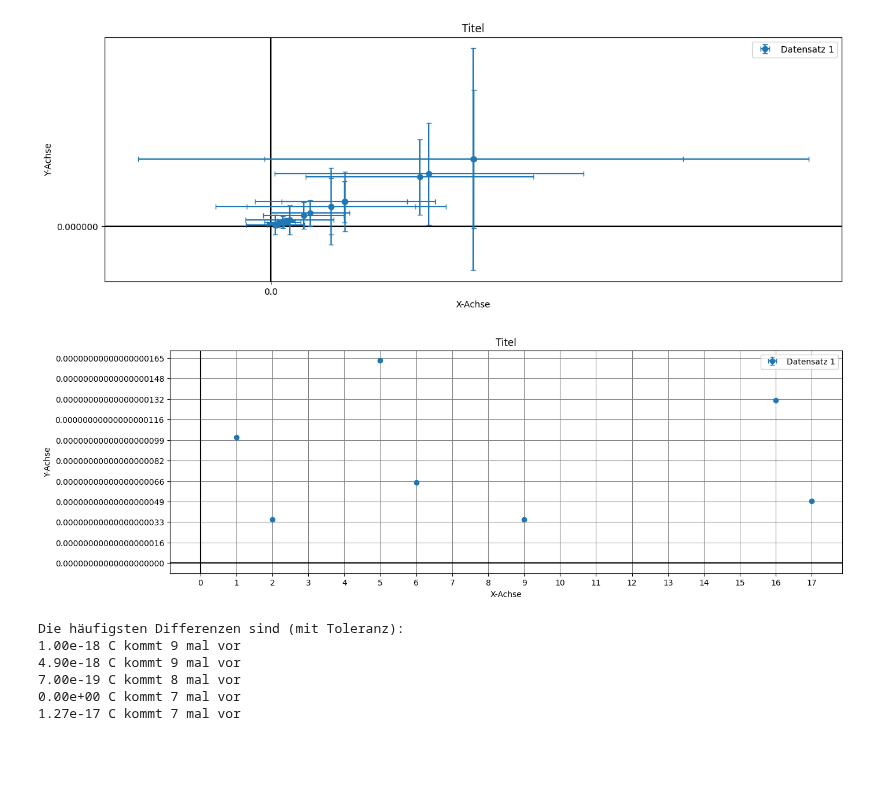
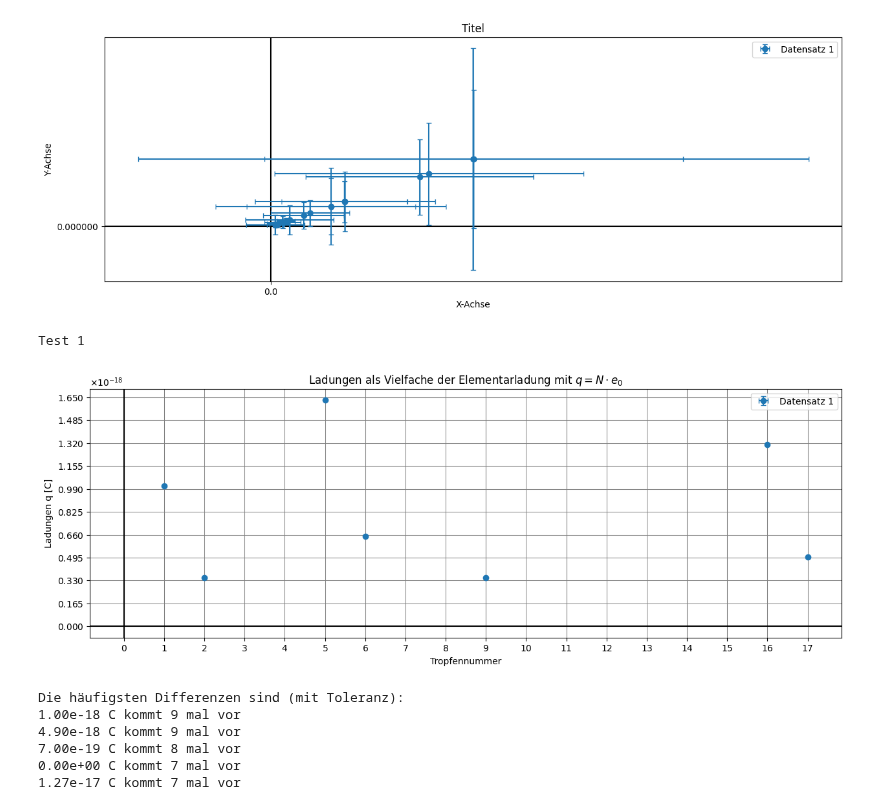
Before and after one commit to Patrixon0/data-analysis-plotting-tool, a Jupyter notebook: P2/Jannis_Dejan/242/242_Mill/242_c_main.ipynb, the cells around one changed output. Drawn from its saved outputs; the diff is of its cells as text; code cells hidden in the pictures; blank space fills up the shorter version.

```diff
--- a/P2/Jannis_Dejan/242/242_Mill/242_c_main.ipynb
+++ b/P2/Jannis_Dejan/242/242_Mill/242_c_main.ipynb
@@ -388,9 +388,12 @@ geraden_fit(exp_nr='', file_n='e_v_g_E_my_r__Ne_gg_Ne.txt', x_major_ticks=10, x_
 # %% [output]
 [figure]
 # %%
-geraden_fit(exp_nr='', file_n='e_Ne_numbered2.txt', x_major_ticks=1, x_minor_ticks=1, y_major_ticks=0.000000000000000000165, x_decimal_places=0, y_minor_ticks= 0.00000000000000001, y_decimal_places=20)
+geraden_fit(exp_nr='', file_n='e_Ne_numbered2.txt',
+	title=r'Ladungen als Vielfache der Elementarladung mit $q=N \cdot e_0$',y_label='Ladungen q [C]', x_label='Tropfennummer',
+	x_major_ticks=1, x_minor_ticks=1, y_major_ticks=1.65e-19, x_decimal_places=0, y_minor_ticks=1, y_decimal_places=20)
 # %% [output]
+Test 1
-[figure, old version]
+[figure, new version]
 # %%
 import numpy as np
 import matplotlib.pyplot as plt
```
Also changed, not shown: parts of 1 cell of this notebook.
